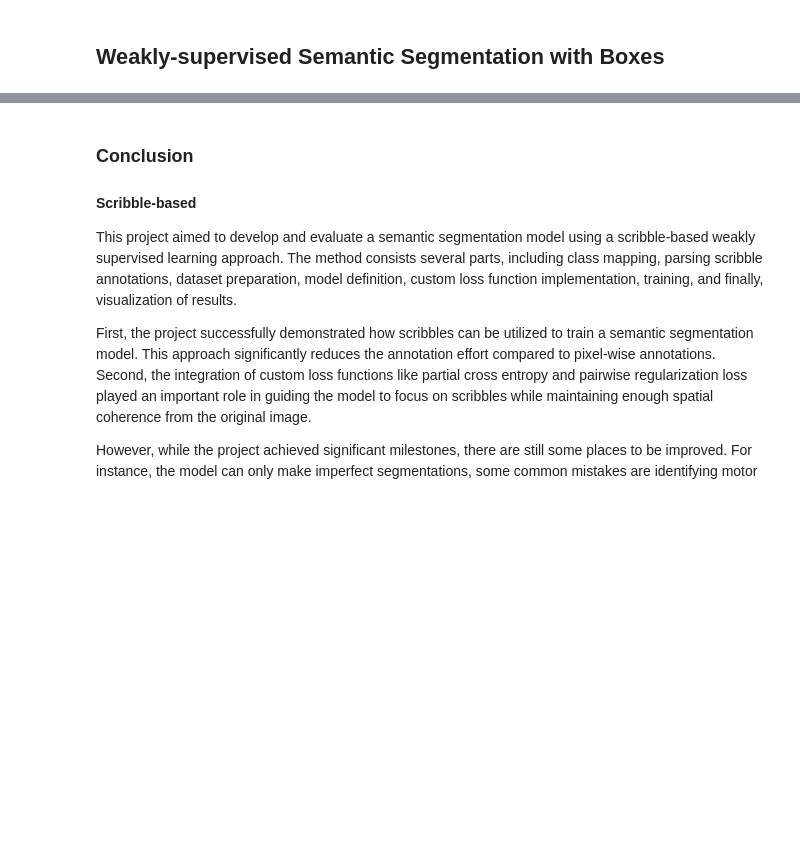
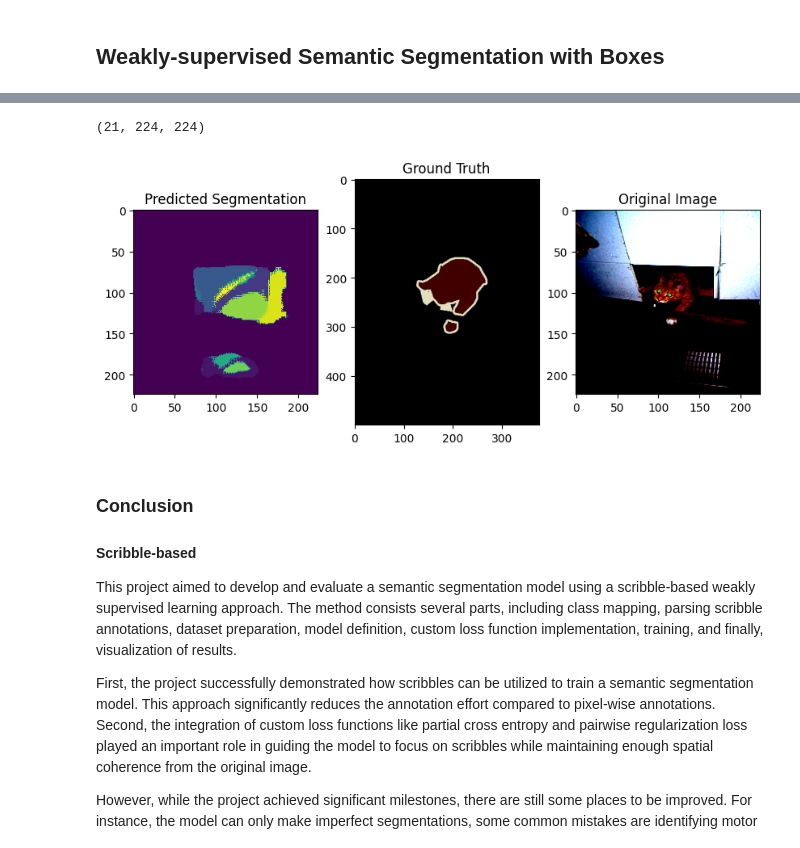
Before and after one commit to MingxiaoZhang/semantic-segementation, a Jupyter notebook: semantic_segmentation.ipynb, the cells around one changed output, grey strips where cells are left out. Cells and saved outputs as stored; diff of their text form; code cells hidden in the pictures; blank space fills up the shorter version.

```diff
--- a/semantic_segmentation.ipynb
+++ b/semantic_segmentation.ipynb
@@ -760,0 +778,7 @@ plt.show()
+# %%
+from torchvision.datasets import VOCSegmentation
+
+voc_test_dataset = VOCSegmentation(root='./test', image_set='val', download=True, transform=transform)
+
+# Create a DataLoader for the test dataset
+test_dataloader = DataLoader(voc_test_dataset, batch_size=1, shuffle=False)
@@ -760,0 +788,25 @@ plt.show()
+# %%
+# Testing set data
+from torchvision.transforms import ToPILImage
+from PIL import Image
+
+tensor = model(voc_test_dataset[1000][0].unsqueeze(0).to('cuda')).squeeze(0)
+normalized_tensor = ((tensor - tensor.min()) / (tensor.max() - tensor.min())).cpu().detach().numpy()
+
+output = np.argmax(normalized_tensor, axis=0)
+target = torch.argmax(train_dataset[2][1], dim=0).numpy()
+print(normalized_tensor.shape)
+
+fig, axes = plt.subplots(1, 3, figsize=(10, 5))
+
+axes[0].imshow(output)
+axes[0].set_title('Predicted Segmentation')
+
+axes[1].imshow(voc_test_dataset[1000][1])
+axes[1].set_title('Ground Truth')
+
+axes[2].imshow(np.transpose(voc_test_dataset[1000][0], (1, 2, 0)))
+axes[2].set_title('Original Image')
+
+plt.show()
+# %% [output]
@@ -761,3 +814,5 @@ plt.show()
+(21, 224, 224)
+[figure, added]
 # %% [markdown]
 ### Conclusion
 
```
Also changed, not shown: parts of 13 cells of this notebook, 1 other file.
